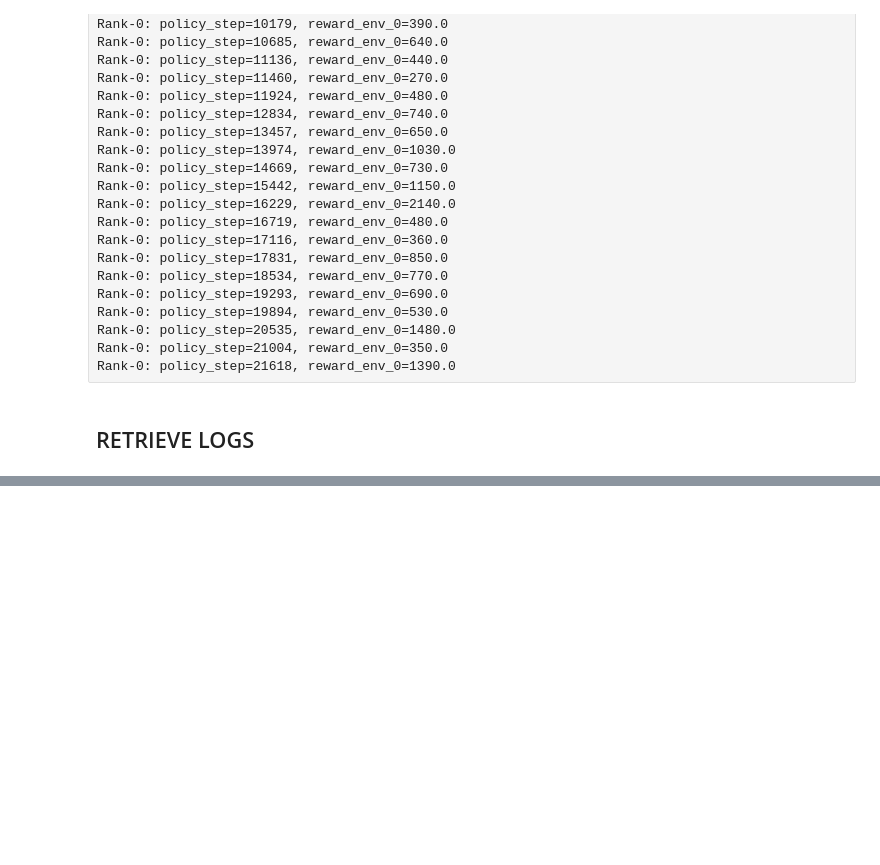
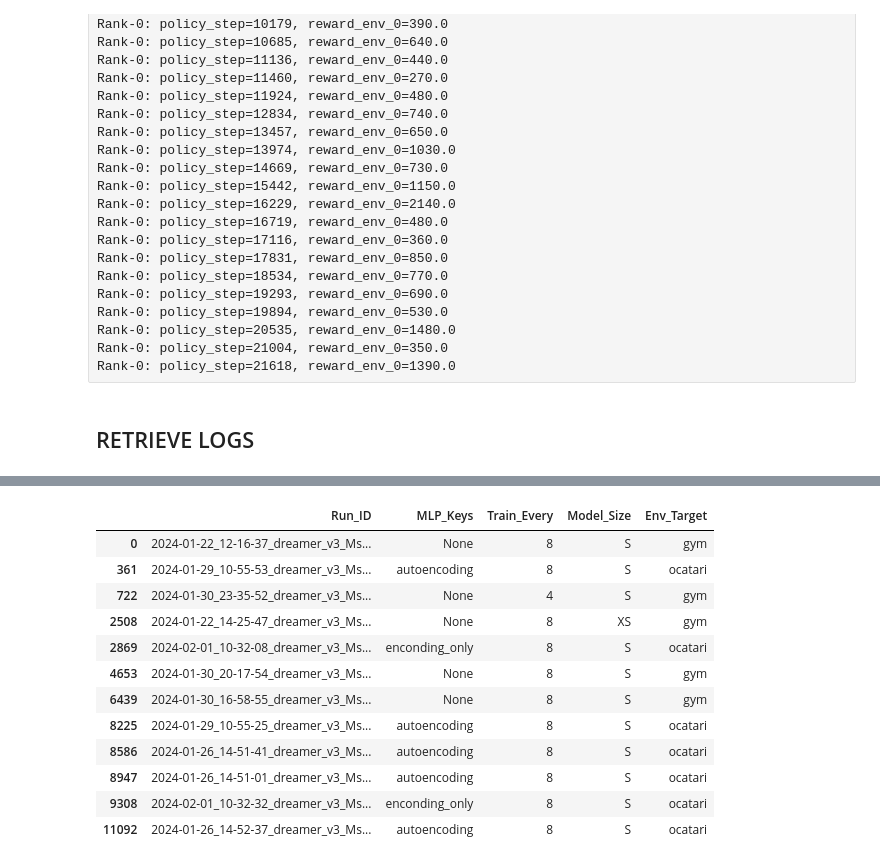
Before and after one commit to TheBlueHawk/sheeprl, a Jupyter notebook: test.ipynb, the cells around one changed output, grey strips where cells are left out. Cells and saved outputs as stored; diff of their text form; code cells hidden in the pictures; blank space fills up the shorter version.

```diff
--- a/test.ipynb
+++ b/test.ipynb
@@ -185,0 +457,18 @@ plt.plot(st,val)
+# %%
+# get unique 'Run_ID', 'MLP_Keys', 'Train_Every', 'Model_Size', 'Env_Target' combinations
+unique_combinations = all_experiments_df[['Run_ID', 'MLP_Keys', 'Train_Every', 'Model_Size', 'Env_Target']].drop_duplicates()
+unique_combinations
+# %% [output]
+|  | Run_ID | MLP_Keys | Train_Every | Model_Size | Env_Target |
+| 0 | 2024-01-22_12-16-37_dreamer_v3_Ms... | None | 8 | S | gym |
+| 361 | 2024-01-29_10-55-53_dreamer_v3_Ms... | autoencoding | 8 | S | ocatari |
+| 722 | 2024-01-30_23-35-52_dreamer_v3_Ms... | None | 4 | S | gym |
+| 2508 | 2024-01-22_14-25-47_dreamer_v3_Ms... | None | 8 | XS | gym |
+| 2869 | 2024-02-01_10-32-08_dreamer_v3_Ms... | enconding_only | 8 | S | ocatari |
+| 4653 | 2024-01-30_20-17-54_dreamer_v3_Ms... | None | 8 | S | gym |
+| 6439 | 2024-01-30_16-58-55_dreamer_v3_Ms... | None | 8 | S | gym |
+| 8225 | 2024-01-29_10-55-25_dreamer_v3_Ms... | autoencoding | 8 | S | ocatari |
+| 8586 | 2024-01-26_14-51-41_dreamer_v3_Ms... | autoencoding | 8 | S | ocatari |
+| 8947 | 2024-01-26_14-51-01_dreamer_v3_Ms... | autoencoding | 8 | S | ocatari |
+| 9308 | 2024-02-01_10-32-32_dreamer_v3_Ms... | enconding_only | 8 | S | ocatari |
+| 11092 | 2024-01-26_14-52-37_dreamer_v3_Ms... | autoencoding | 8 | S | ocatari |
```
Also changed, not shown: parts of 11 cells of this notebook.
